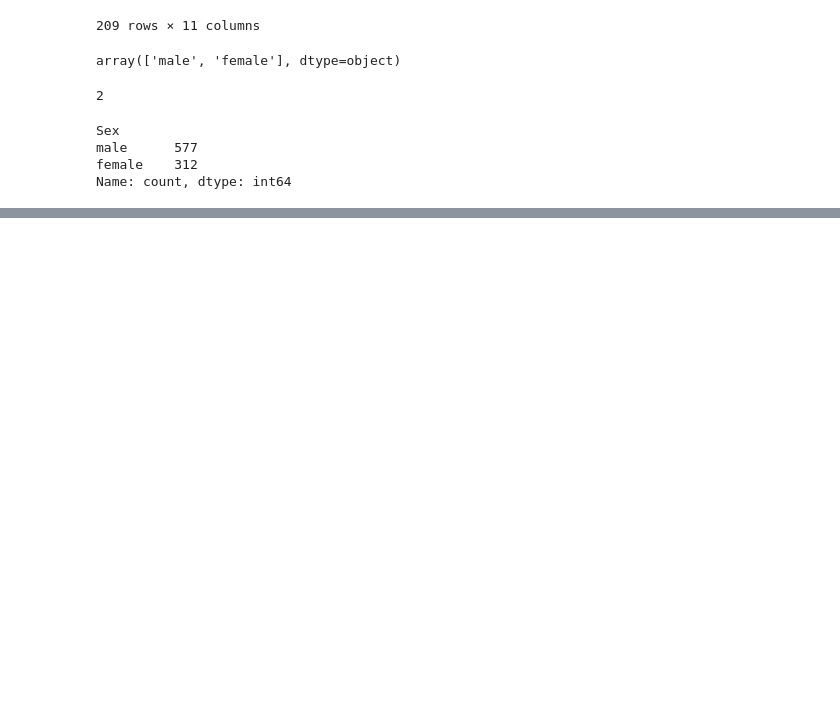
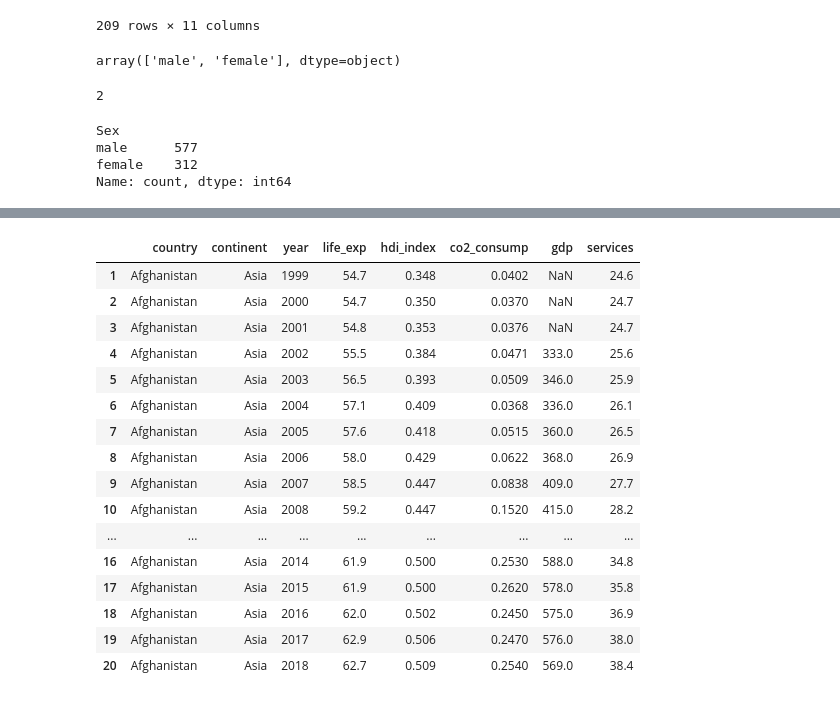
Before and after one commit to Apoorva-Kulkarni96/Python-Q-n-A, a Jupyter notebook: pandas.ipynb, the cells around one changed output, grey strips where cells are left out. Saved outputs shown, nothing was run; the diff lists cells and outputs as text; code cells hidden in the pictures; blank space fills up the shorter version.

```diff
--- a/pandas.ipynb
+++ b/pandas.ipynb
@@ -330,3 +330,6 @@ Sex
 male      577
 female    312
 Name: count, dtype: int64
+# %%
+df=pd.read_csv("gapminder_data_graphs.csv")
+df
@@ -332,0 +373,20 @@ Name: count, dtype: int64
+# %%
+df[(df['country']=='Afghanistan') & (df['year'] >= 1999)]
+# %% [output]
+|  | country | continent | year | life_exp | hdi_index | co2_consump | gdp | services |
+| 1 | Afghanistan | Asia | 1999 | 54.7 | 0.348 | 0.0402 | NaN | 24.6 |
+| 2 | Afghanistan | Asia | 2000 | 54.7 | 0.350 | 0.0370 | NaN | 24.7 |
+| 3 | Afghanistan | Asia | 2001 | 54.8 | 0.353 | 0.0376 | NaN | 24.7 |
+| 4 | Afghanistan | Asia | 2002 | 55.5 | 0.384 | 0.0471 | 333.0 | 25.6 |
+| 5 | Afghanistan | Asia | 2003 | 56.5 | 0.393 | 0.0509 | 346.0 | 25.9 |
+| 6 | Afghanistan | Asia | 2004 | 57.1 | 0.409 | 0.0368 | 336.0 | 26.1 |
+| 7 | Afghanistan | Asia | 2005 | 57.6 | 0.418 | 0.0515 | 360.0 | 26.5 |
+| 8 | Afghanistan | Asia | 2006 | 58.0 | 0.429 | 0.0622 | 368.0 | 26.9 |
+| 9 | Afghanistan | Asia | 2007 | 58.5 | 0.447 | 0.0838 | 409.0 | 27.7 |
+| 10 | Afghanistan | Asia | 2008 | 59.2 | 0.447 | 0.1520 | 415.0 | 28.2 |
+| ... | ... | ... | ... | ... | ... | ... | ... | ... |
+| 16 | Afghanistan | Asia | 2014 | 61.9 | 0.500 | 0.2530 | 588.0 | 34.8 |
+| 17 | Afghanistan | Asia | 2015 | 61.9 | 0.500 | 0.2620 | 578.0 | 35.8 |
+| 18 | Afghanistan | Asia | 2016 | 62.0 | 0.502 | 0.2450 | 575.0 | 36.9 |
+| 19 | Afghanistan | Asia | 2017 | 62.9 | 0.506 | 0.2470 | 576.0 | 38.0 |
+| 20 | Afghanistan | Asia | 2018 | 62.7 | 0.509 | 0.2540 | 569.0 | 38.4 |
```
Also changed, not shown: parts of 20 cells of this notebook.
